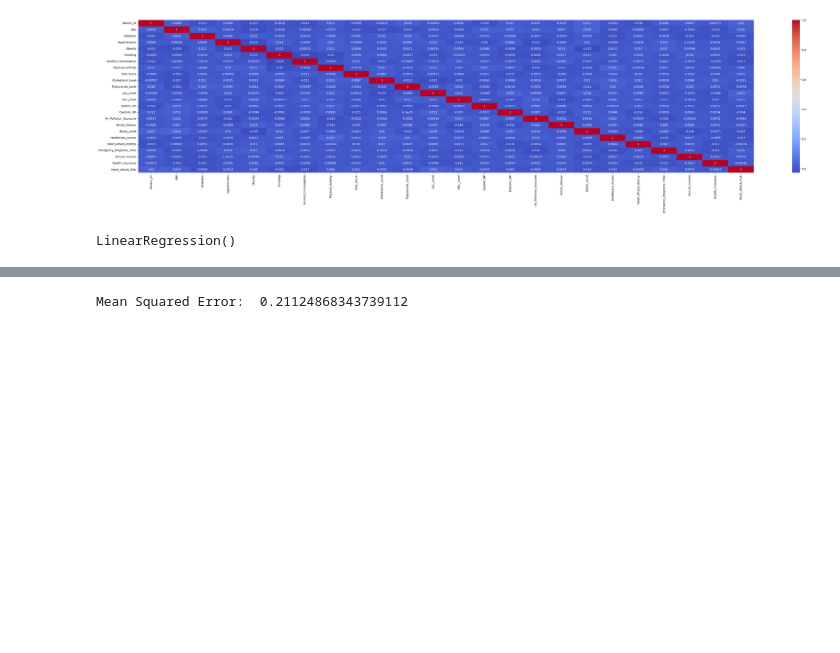
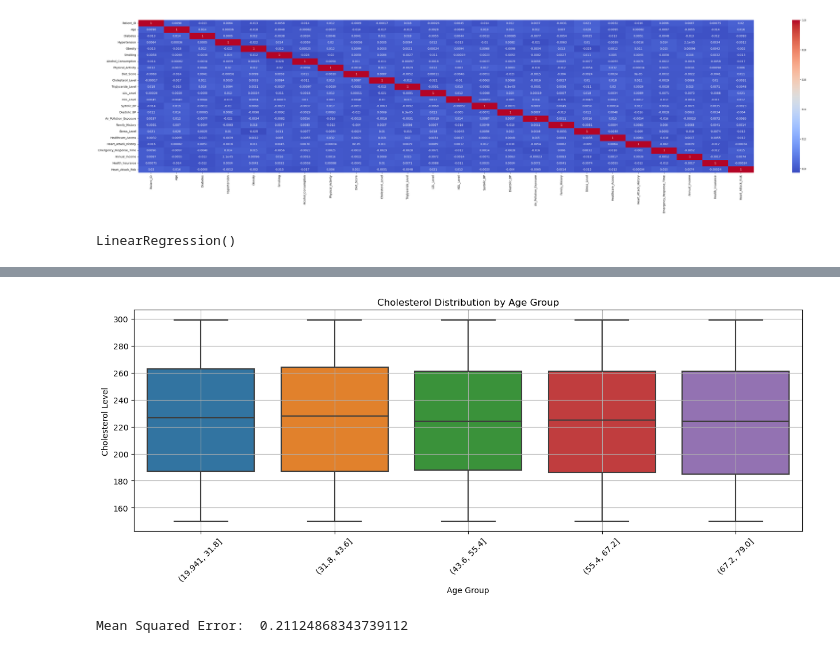
Before and after one commit to arwaguudle/Heart-Attack-EDA-and-Predictions-on-India-, a Jupyter notebook: heart_attack_india.ipynb, the cells around one changed output, grey strips where cells are left out. Cells and saved outputs as stored; diff of their text form; code cells hidden in the pictures; blank space fills up the shorter version.

```diff
--- a/heart_attack_india.ipynb
+++ b/heart_attack_india.ipynb
@@ -87,3 +123,15 @@ plt.show()
+# %%
+#Making the box plot:
+plt.figure(figsize=(15,5))
+sns.boxplot(x=pd.cut(heart_attack_df["Age"], bins=5), y=heart_attack_df["Cholesterol_Level"])
+plt.xticks(rotation=45)
+plt.title('Cholesterol Distribution by Age Group')
+plt.xlabel('Age Group')
+plt.ylabel('Cholesterol Level')
+plt.grid(True)
+plt.show()
+# %% [output]
+[figure, added]
 # %%
 #Evaluate the modwl; by making predictions
 y_pred = model.predict(X_test)
```
Also changed, not shown: parts of 3 cells of this notebook.
